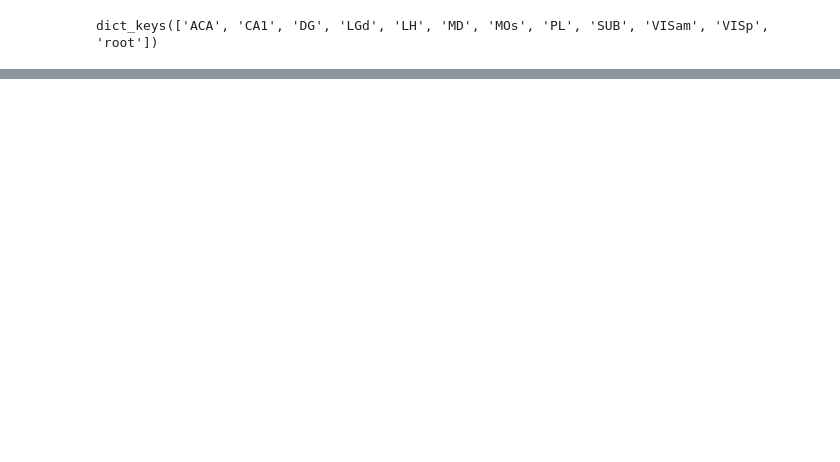
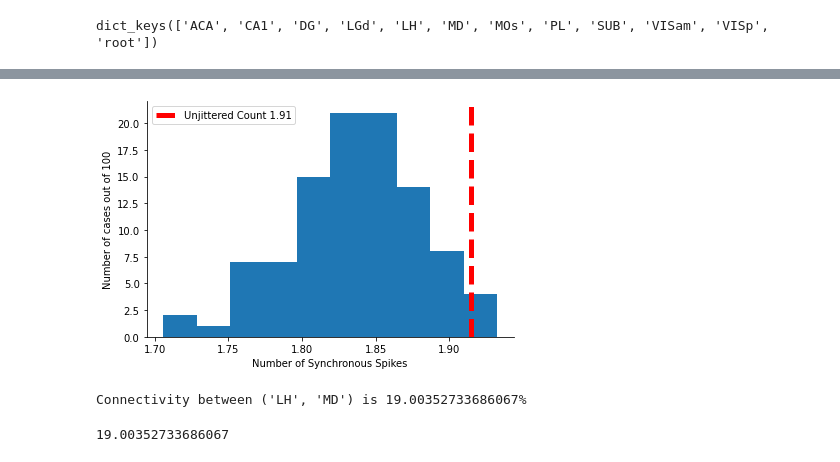
Before and after one commit to ugurcancakal/spike_jitter_analysis, a Jupyter notebook: spike_jitter.ipynb, the cells around one changed output, grey strips where cells are left out. Drawn from its saved outputs; the diff is of its cells as text; code cells hidden in the pictures; blank space fills up the shorter version.

Commit message:
Finalizing and visualizing the data that is available

```diff
--- a/spike_jitter.ipynb
+++ b/spike_jitter.ipynb
@@ -389,6 +416,7 @@ def analyze_data(path, areapair, npair=None, heat=False, saveFig=False):
       plot_hist(output['jittered'][npair], output['unjittered'][npair], title_hist, saveFig)
     connected = output['binary'].sum()*100 / ( output['binary'].shape[0]*output['binary'].shape[1])
     print("Connectivity between {0} is {1}%".format(areapair, connected))
+    return connected
 # %%
 def full_pipeline(ndata, areapair, synch_width, jitter_width, path, iter = 100):
   '''Analyse the synchrony between the neurons in a given region
@@ -627,0 +671,7 @@ Connectivity between ('ACA', 'MOs') is 0.0%
+# %%
+
+analyze_data(path = "./drive/My Drive/spike_2/", areapair = ('LH','MD'), npair = (15), saveFig = False)
+# %% [output]
+[figure, added]
+Connectivity between ('LH', 'MD') is 19.00352733686067%
+19.00352733686067
```
Also changed, not shown: parts of 5 cells of this notebook.
